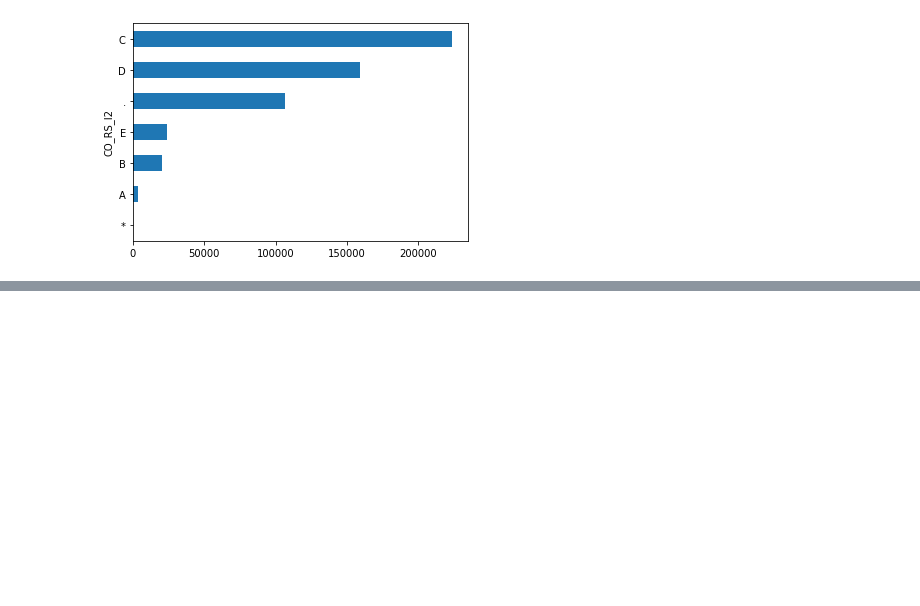
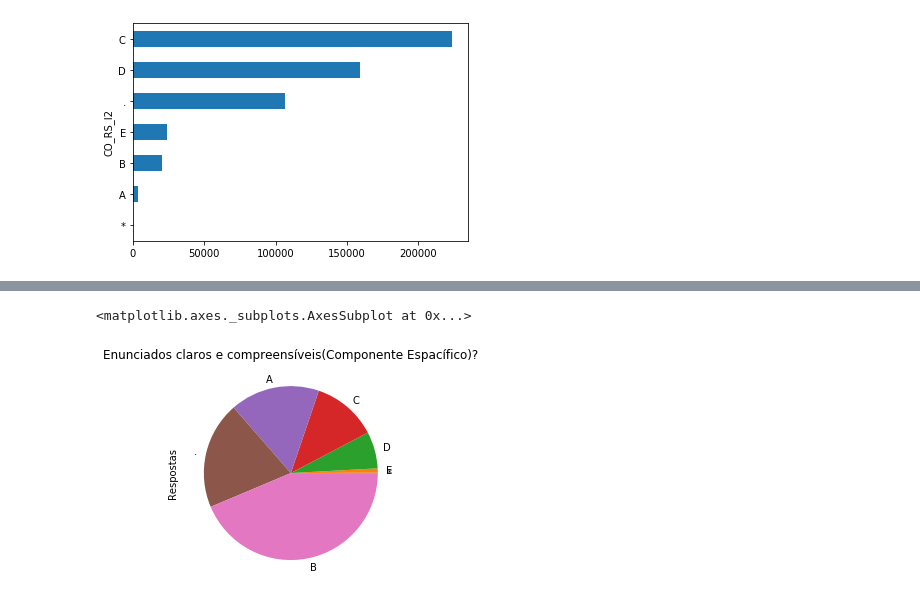
Before and after one commit to PGabriel-MB/EnandePercepcao, a Jupyter notebook: Untitled.ipynb, the cells around one changed output, grey strips where cells are left out. Saved outputs shown, nothing was run; the diff lists cells and outputs as text; code cells hidden in the pictures; blank space fills up the shorter version.

```diff
--- a/Untitled.ipynb
+++ b/Untitled.ipynb
@@ -89,0 +105,14 @@ df.groupby('CO_RS_I3').size().sort_values().plot(kind='pie')
+# %%
+# Os enunciados das questões na parte de conhecimentos no Componente Específico estavm claros e objetivos?
+df.groupby('CO_RS_I5').size().sort_values().plot(kind='pie', title='Enunciados claros e compreensíveis (Componente Espacífico)?', label="Respostas")
+
+# A - Sim, todos
+# B - Sim, maioria
+# C - Apenas cerca da metade
+# D - Poucos se apresentam
+# E - Não, nenhum
+# * - Resposta Anulada
+# . - Não Respondeu
+# %% [output]
+<matplotlib.axes._subplots.AxesSubplot at 0x...>
+[figure, added]
```
Also changed, not shown: parts of 6 cells of this notebook, 1 other file.
